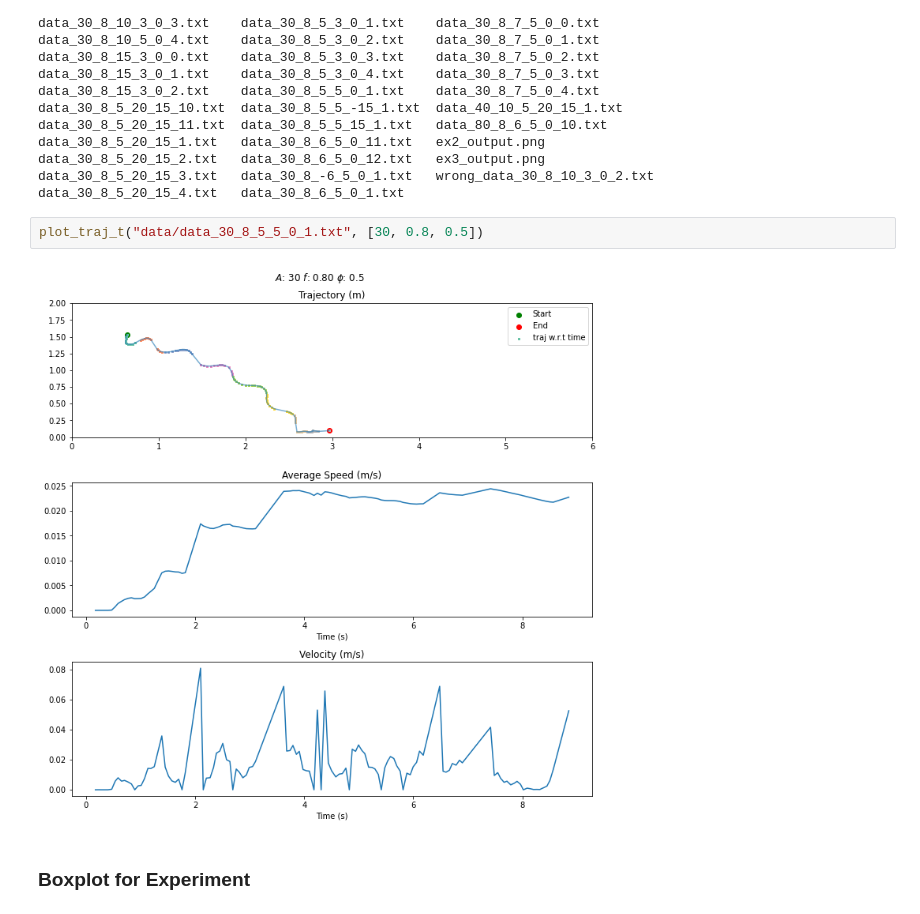
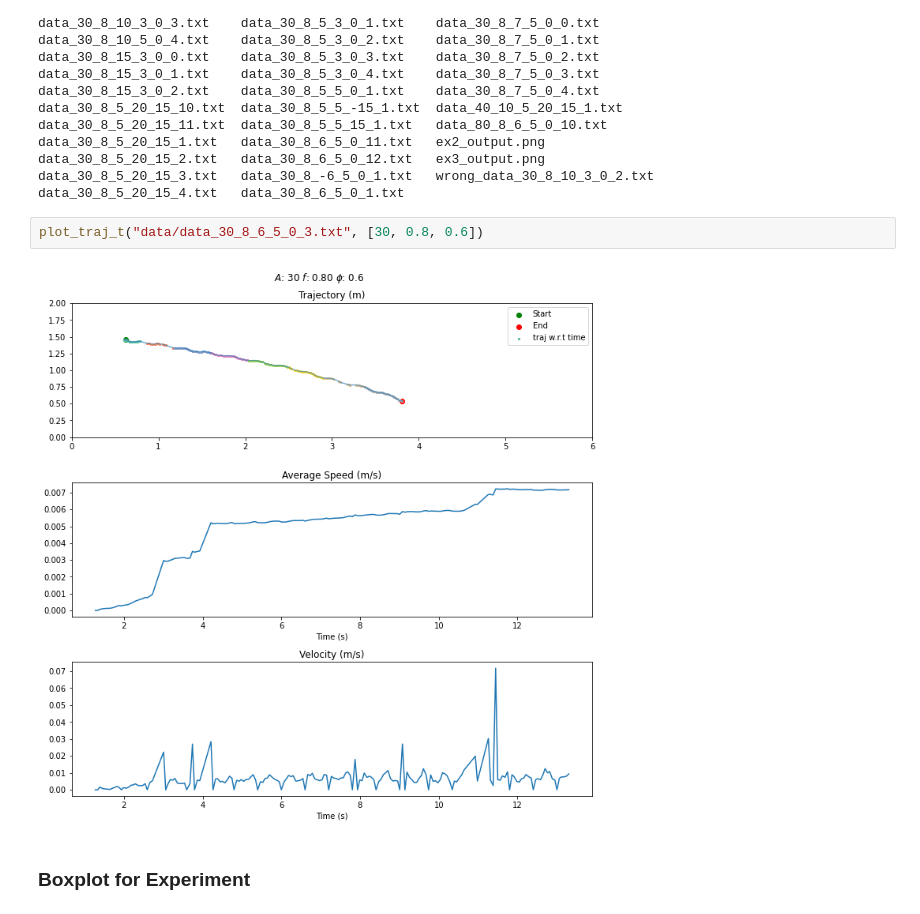
Before and after one commit to RLi43/tp_robots_nageurs, a Jupyter notebook: data processing.ipynb, the cells around one changed output. Drawn from its saved outputs; the diff is of its cells as text.

Commit message:
final version of data processing

```diff
--- a/data processing.ipynb
+++ b/data processing.ipynb
@@ -211,9 +211,9 @@ data_30_8_5_20_15_2.txt   data_30_8_6_5_0_12.txt   ex3_output.png
 data_30_8_5_20_15_3.txt   data_30_8_-6_5_0_1.txt   wrong_data_30_8_10_3_0_2.txt
 data_30_8_5_20_15_4.txt   data_30_8_6_5_0_1.txt
 # %%
-plot_traj_t("data/data_30_8_5_5_0_1.txt", [30, 0.8, 0.5])
+plot_traj_t("data/data_30_8_6_5_0_3.txt", [30, 0.8, 0.6])
 # %% [output]
-[figure, old version]
+[figure, new version]
 # %% [markdown]
 ### Boxplot for Experiment
 # %%
```
Also changed, not shown: parts of 10 cells of this notebook.
